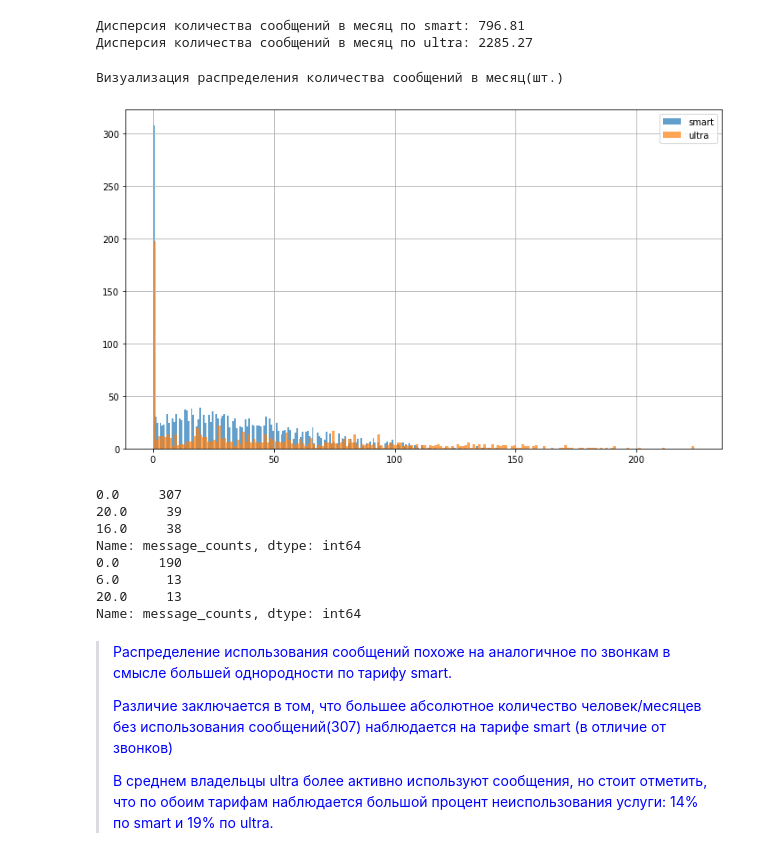
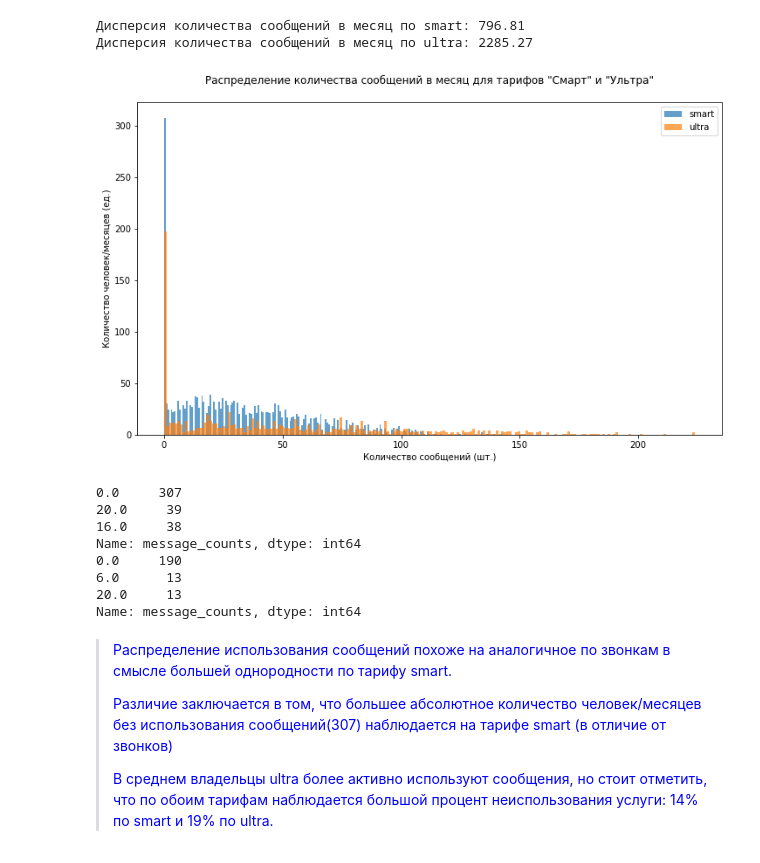
Before and after one commit to GitPilgrim/Statistical_analysis_for_telecom, a Jupyter notebook: Statistical_analysis_of_telecom.ipynb, the cells around one changed output. Cells and saved outputs as stored; diff of their text form; code cells hidden in the pictures.

```diff
--- a/Statistical_analysis_of_telecom.ipynb
+++ b/Statistical_analysis_of_telecom.ipynb
@@ -515,25 +529,31 @@ print('Дисперсия количества сообщений в месяц
 Дисперсия количества сообщений в месяц по smart: 796.81
 Дисперсия количества сообщений в месяц по ultra: 2285.27
 # %%
-print('Визуализация распределения количества сообщений в месяц(шт.)')
-
-id_full_data.query('tariff == "smart"')['message_counts'].hist(bins=200, alpha=0.7, figsize=(12,7), label='smart')
-id_full_data.query('tariff == "ultra"')['message_counts'].hist(bins=200, alpha=0.7, figsize=(12,7), label='ultra')
+# Визуализация распределения количества сообщений в месяц
+fig, ax = plt.subplots()
+ax.hist(id_full_data.query('tariff == "smart"')['message_counts'],bins=200, alpha=0.7, label='smart')
+ax.hist(id_full_data.query('tariff == "ultra"')['message_counts'],bins=200, alpha=0.7, label='ultra')
+fig.set_figwidth(12)
+fig.set_figheight(7)
+ax.set_xlabel('Количество сообщений (шт.)')
+ax.set_ylabel('Количество человек/месяцев (ед.)')
+plt.title('Распределение количества сообщений в месяц для тарифов "Смарт" и "Ультра"\n')
 plt.legend()
 plt.show()
+
+# Самые частые значения
 print(id_full_data.query('tariff == "smart"')['message_counts'].value_counts().head(3))
 print(id_full_data.query('tariff == "ultra"')['message_counts'].value_counts().head(3))
 # %% [output]
+[figure, new version]
-Визуализация распределения количества сообщений в месяц(шт.)
+0.0     307
+20.0     39
+16.0     38
+Name: message_counts, dtype: int64
+0.0     190
+6.0      13
+20.0     13
+Name: message_counts, dtype: int64
-[figure, old version]
-0.0     307
-20.0     39
-16.0     38
-Name: message_counts, dtype: int64
-0.0     190
-6.0      13
-20.0     13
-Name: message_counts, dtype: int64
 # %% [markdown]
 > <span style='color:Blue'> Распределение использования сообщений похоже на аналогичное по звонкам в смысле большей однородности по тарифу smart.  </span>
 > <p><span style='color:Blue'> Различие заключается в том, что большее абсолютное количество человек/месяцев без использования сообщений(307) наблюдается на тарифе smart (в отличие от звонков) </span></p>
```
Also changed, not shown: parts of 5 cells of this notebook.
